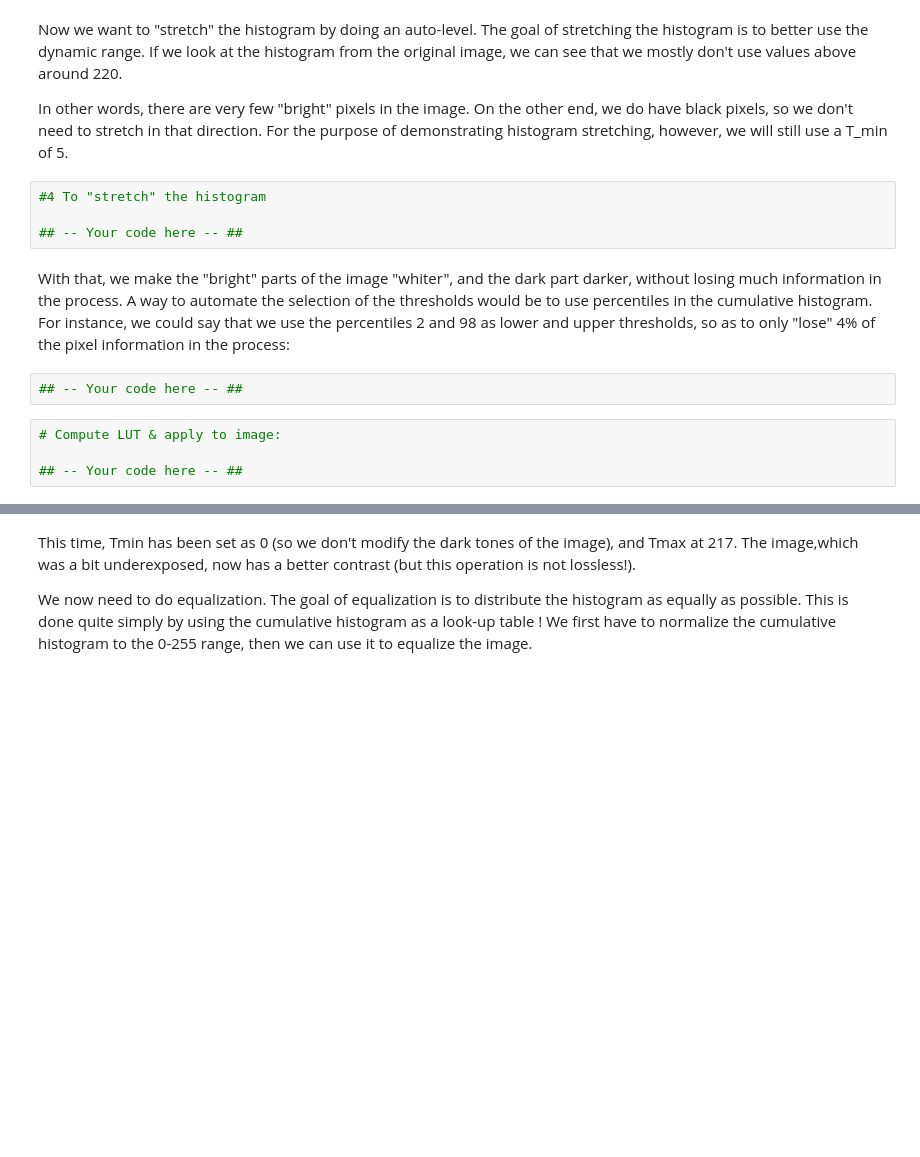
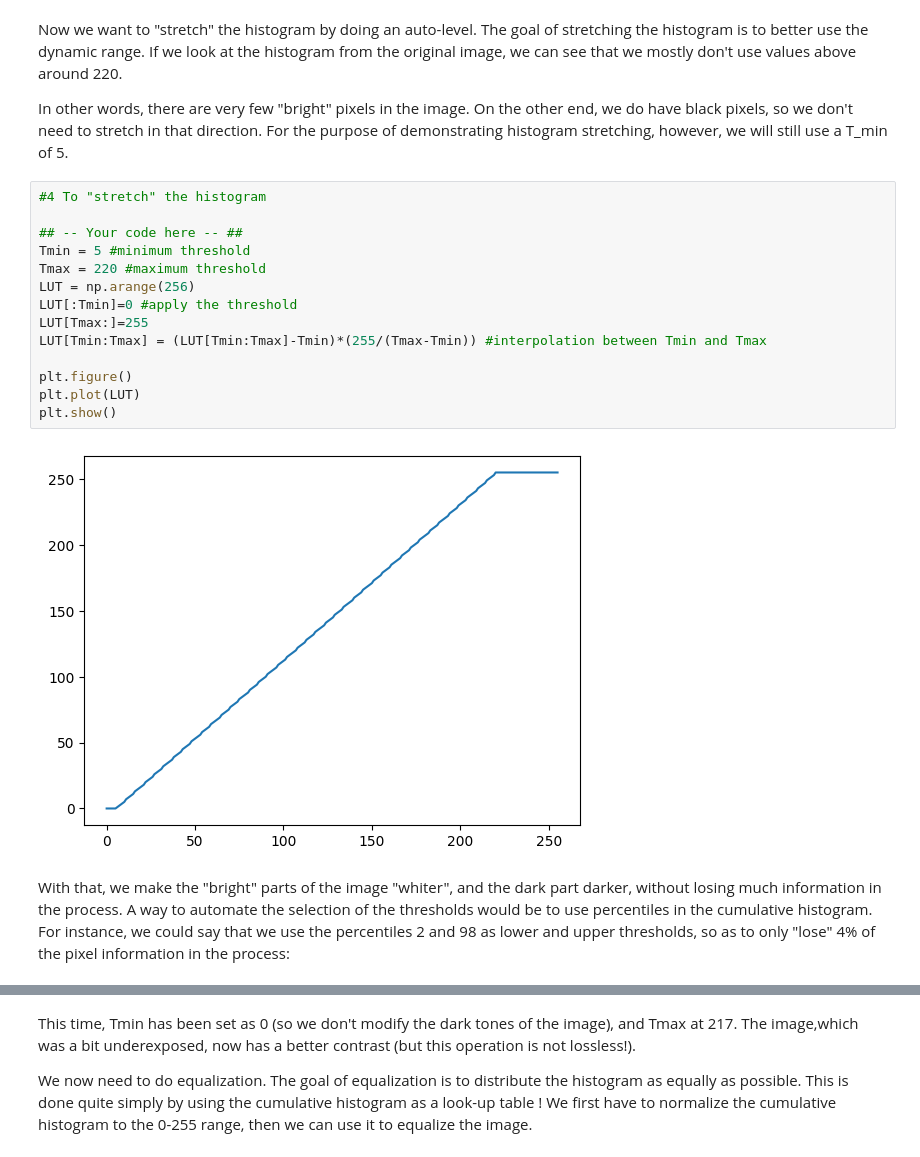
Before and after one commit to Exagor/info-h-500, a Jupyter notebook: docs/LABS/TP 2 Image Filtering/TP2_Image_Filtering.ipynb, the cells around one changed output, grey strips where cells are left out. Cells and saved outputs as stored; diff of their text form; blank space fills up the shorter version.

```diff
--- a/docs/LABS/TP 2 Image Filtering/TP2_Image_Filtering.ipynb
+++ b/docs/LABS/TP 2 Image Filtering/TP2_Image_Filtering.ipynb
@@ -172,15 +172,21 @@ Next, we want to reduce the number of gray levels from 256 to 8 (meaning that we
 Now we want to "stretch" the histogram by doing an auto-level. The goal of stretching the histogram is to better use the dynamic range. If we look at the histogram from the original image, we can see that we mostly don't use values above around 220.
 
 In other words, there are very few "bright" pixels in the image. On the other end, we do have black pixels, so we don't need to stretch in that direction. For the purpose of demonstrating histogram stretching, however, we will still use a T_min of 5.
-# %%
-#4 To "stretch" the histogram
-
-## -- Your code here -- ##
+# %%
+#4 To "stretch" the histogram
+
+## -- Your code here -- ##
+Tmin = 5 #minimum threshold
+Tmax = 220 #maximum threshold
+LUT = np.arange(256)
+LUT[:Tmin]=0 #apply the threshold
+LUT[Tmax:]=255
+LUT[Tmin:Tmax] = (LUT[Tmin:Tmax]-Tmin)*(255/(Tmax-Tmin)) #interpolation between Tmin and Tmax
+
+plt.figure()
+plt.plot(LUT)
+plt.show()
+# %% [output]
+[figure, added]
 # %% [markdown]
 With that, we make the "bright" parts of the image "whiter", and the dark part darker, without losing much information in the process. A way to automate the selection of the thresholds would be to use percentiles in the cumulative histogram. For instance, we could say that we use the percentiles 2 and 98 as lower and upper thresholds, so as to only "lose" 4\% of the pixel information in the process:
-# %%
-## -- Your code here -- ##
-# %%
-# Compute LUT & apply to image:
-
-## -- Your code here -- ##
```
Also changed, not shown: parts of 6 cells of this notebook, 1 other file.
